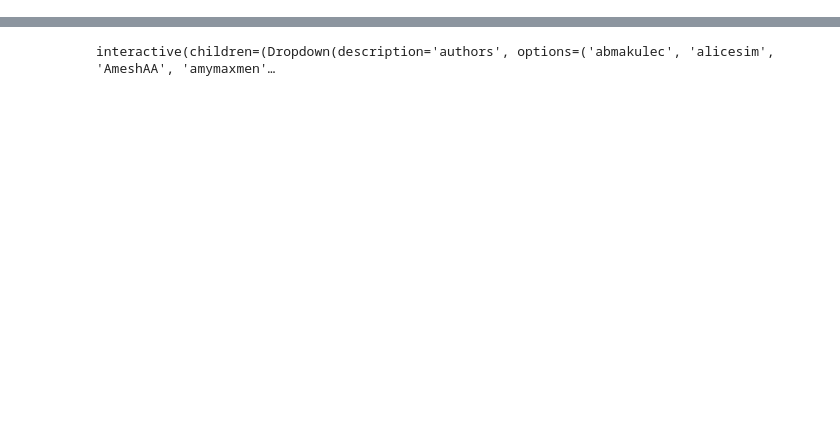
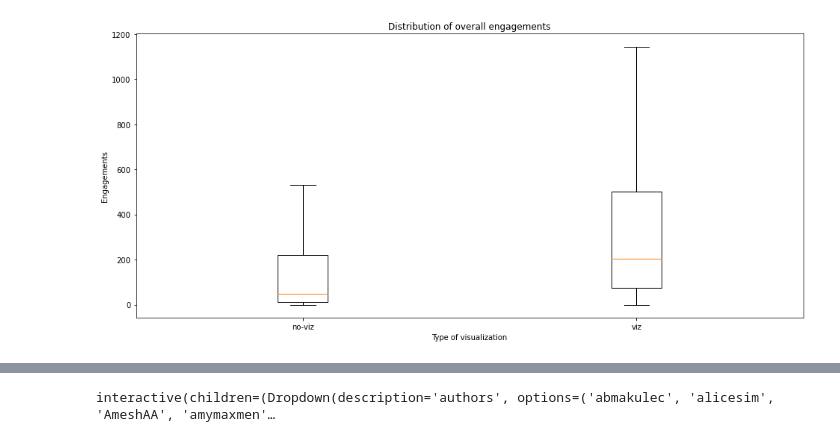
Before and after one commit to kasumbarobert/cse557a-research-project, a Jupyter notebook: dashboard_and_viz_tests_main.ipynb, the cells around one changed output, grey strips where cells are left out. Saved outputs shown, nothing was run; the diff lists cells and outputs as text; code cells hidden in the pictures; blank space fills up the shorter version.

```diff
--- a/dashboard_and_viz_tests_main.ipynb
+++ b/dashboard_and_viz_tests_main.ipynb
@@ -250,2 +361,12 @@ def gen_time_series(test_df, authors):
     ts_df_plot.set_xlabel("Date")
     ts_df_plot.set_ylabel("Engagements")
+# %%
+def show_overall_eng():
+    # Creating plot
+    plt.boxplot(data, notch=False, showfliers=False, labels=["no-viz", "viz"])
+    plt.ylabel("Engagements")
+    plt.xlabel("Type of visualization")
+    plt.title("Distribution of overall engagements")
+
+    # show plot
+    plt.show()
@@ -255,0 +379,4 @@ show_agg_pies(df)
+# %%
+show_overall_eng()
+# %% [output]
+[figure, added]
```
Also changed, not shown: parts of 28 cells of this notebook, 1 other file.
